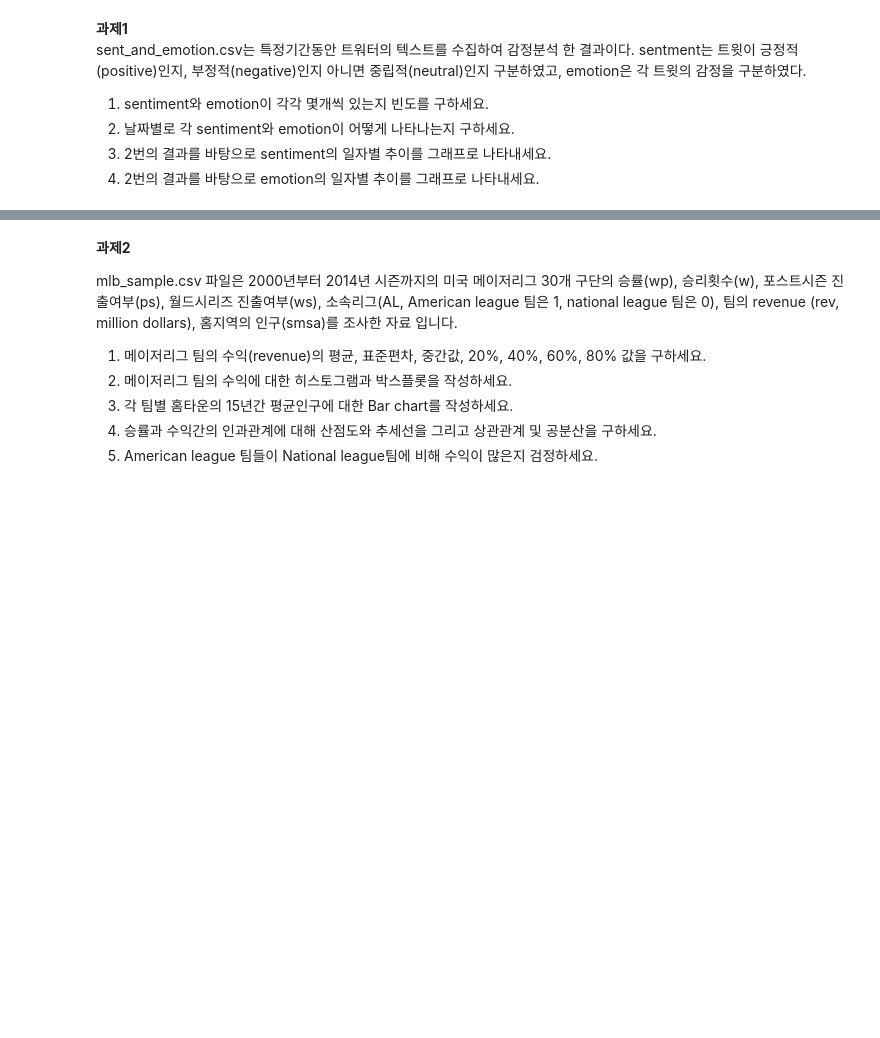
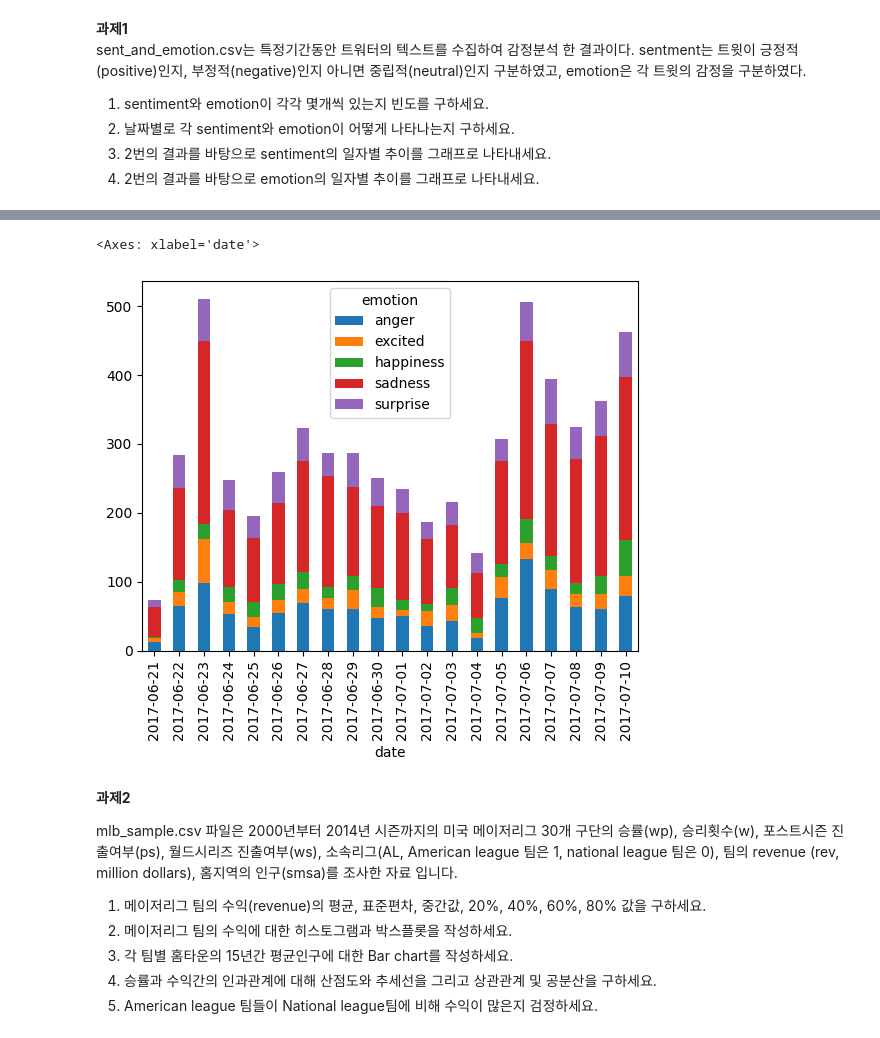
Before and after one commit to arkwith7/aSSIST_DM1, a Jupyter notebook: DM1_Stats_new.ipynb, the cells around one changed output, grey strips where cells are left out. Cells and saved outputs as stored; diff of their text form; code cells hidden in the pictures; blank space fills up the shorter version.

```diff
--- a/DM1_Stats_new.ipynb
+++ b/DM1_Stats_new.ipynb
@@ -279,3 +384,13 @@ sent_and_emotion.csv는 특정기간동안 트워터의 텍스트를 수집하
+# %%
+# 문제4: 문제2의 결과를 바탕으로 emotion의 일자별 추이를 그래프로 나타내세요.
+# emotion_by_date를 DataFrame으로 변환
+df_emotion_by_date = emotion_by_date.unstack()
+# df_emotion_by_date를 일자별 추이 그래프 표현 (bar plot)
+df_emotion_by_date.iloc[:20].plot(kind='bar', stacked=True)
+# df_emotion_by_date.plot(kind='bar', stacked=True)
+# %% [output]
+<Axes: xlabel='date'>
+[figure, added]
 # %% [markdown]
 **과제2**
 
```
Also changed, not shown: parts of 25 cells of this notebook, 27 other files.
